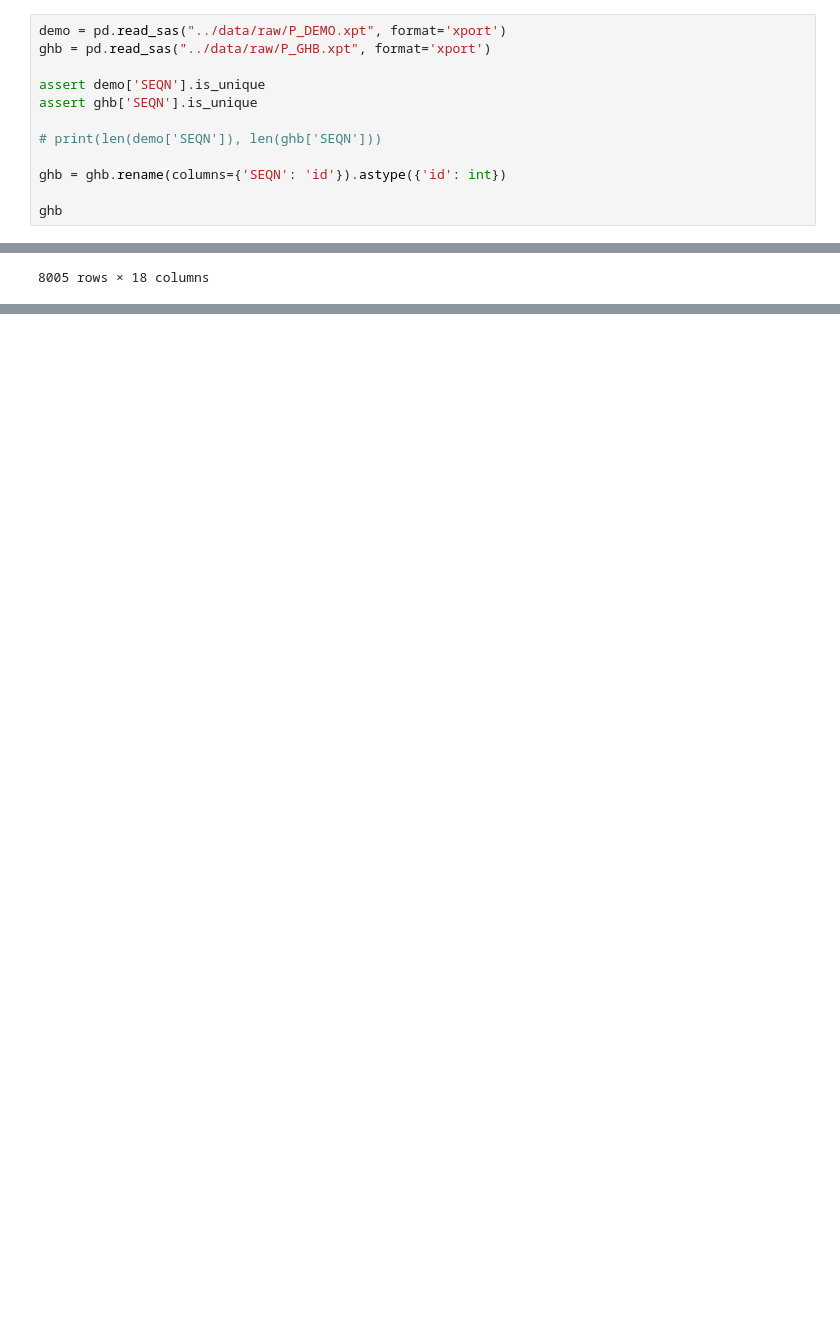
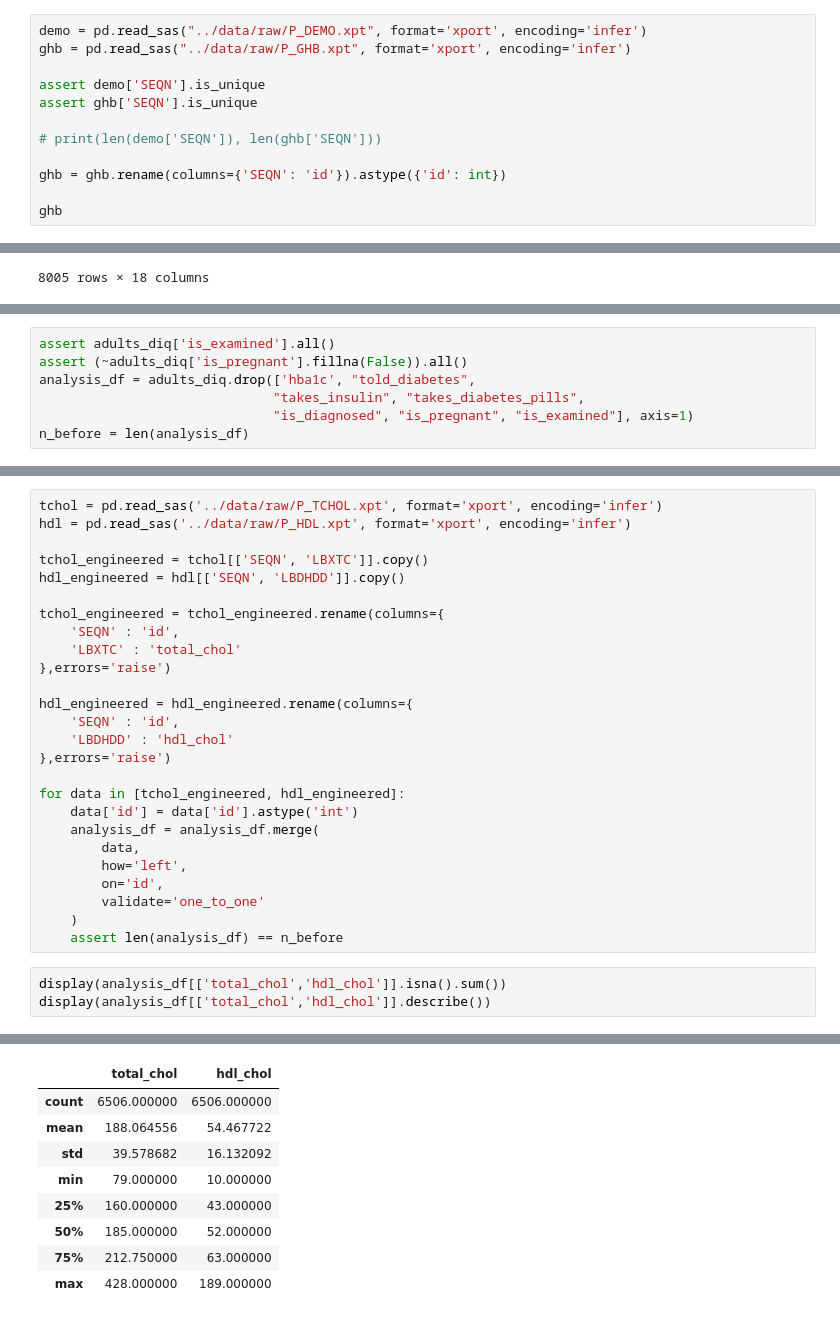
Before and after one commit to cankale/nhanes-diabetes-risk, a Jupyter notebook: src/01_load_and_clean.ipynb, the cells around one changed output, grey strips where cells are left out. Drawn from its saved outputs; the diff is of its cells as text; blank space fills up the shorter version.

Commit message:
feat: add diabetes target, body measures, blood pressure, cholesterol and smoking

```diff
--- a/src/01_load_and_clean.ipynb
+++ b/src/01_load_and_clean.ipynb
@@ -2,8 +2,8 @@
 import pandas as pd
 import numpy as np
 # %%
-demo = pd.read_sas("../data/raw/P_DEMO.xpt", format='xport')
-ghb = pd.read_sas("../data/raw/P_GHB.xpt", format='xport')
+demo = pd.read_sas("../data/raw/P_DEMO.xpt", format='xport', encoding='infer')
+ghb = pd.read_sas("../data/raw/P_GHB.xpt", format='xport', encoding='infer')
 
 assert demo['SEQN'].is_unique
 assert ghb['SEQN'].is_unique
@@ -149,0 +221,7 @@ not pregnant: 8005
+# %%
+assert adults_diq['is_examined'].all()
+assert (~adults_diq['is_pregnant'].fillna(False)).all()
+analysis_df = adults_diq.drop(['hba1c', "told_diabetes",
+                              "takes_insulin", "takes_diabetes_pills",
+                              "is_diagnosed", "is_pregnant", "is_examined"], axis=1)
+n_before = len(analysis_df)
@@ -149,0 +365,30 @@ not pregnant: 8005
+# %%
+tchol = pd.read_sas('../data/raw/P_TCHOL.xpt', format='xport', encoding='infer')
+hdl = pd.read_sas('../data/raw/P_HDL.xpt', format='xport', encoding='infer')
+
+tchol_engineered = tchol[['SEQN', 'LBXTC']].copy()
+hdl_engineered = hdl[['SEQN', 'LBDHDD']].copy()
+
+tchol_engineered = tchol_engineered.rename(columns={
+    'SEQN' : 'id',
+    'LBXTC' : 'total_chol'
+},errors='raise')
+
+hdl_engineered = hdl_engineered.rename(columns={
+    'SEQN' : 'id',
+    'LBDHDD' : 'hdl_chol'
+},errors='raise')
+
+for data in [tchol_engineered, hdl_engineered]:
+    data['id'] = data['id'].astype('int')
+    analysis_df = analysis_df.merge(
+        data,
+        how='left',
+        on='id',
+        validate='one_to_one'
+    )
+    assert len(analysis_df) == n_before
+# %%
+display(analysis_df[['total_chol','hdl_chol']].isna().sum())
+display(analysis_df[['total_chol','hdl_chol']].describe())
+# %% [output]
@@ -149,0 +398,9 @@ not pregnant: 8005
+|  | total_chol | hdl_chol |
+| count | 6506.000000 | 6506.000000 |
+| mean | 188.064556 | 54.467722 |
+| std | 39.578682 | 16.132092 |
+| min | 79.000000 | 10.000000 |
+| 25% | 160.000000 | 43.000000 |
+| 50% | 185.000000 | 52.000000 |
+| 75% | 212.750000 | 63.000000 |
+| max | 428.000000 | 189.000000 |
```
Also changed, not shown: parts of 10 cells of this notebook.
